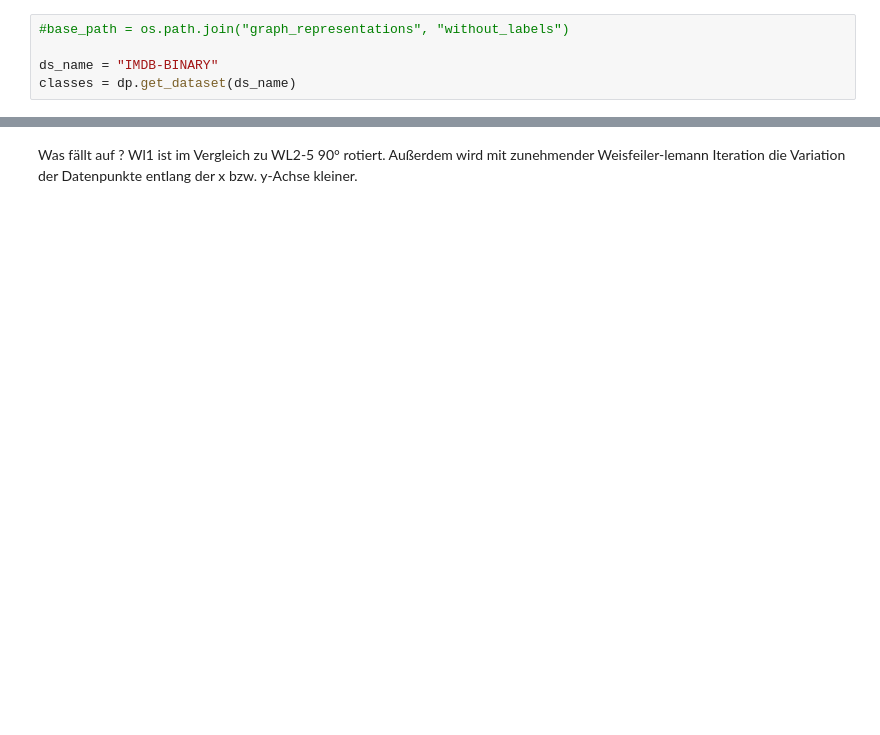
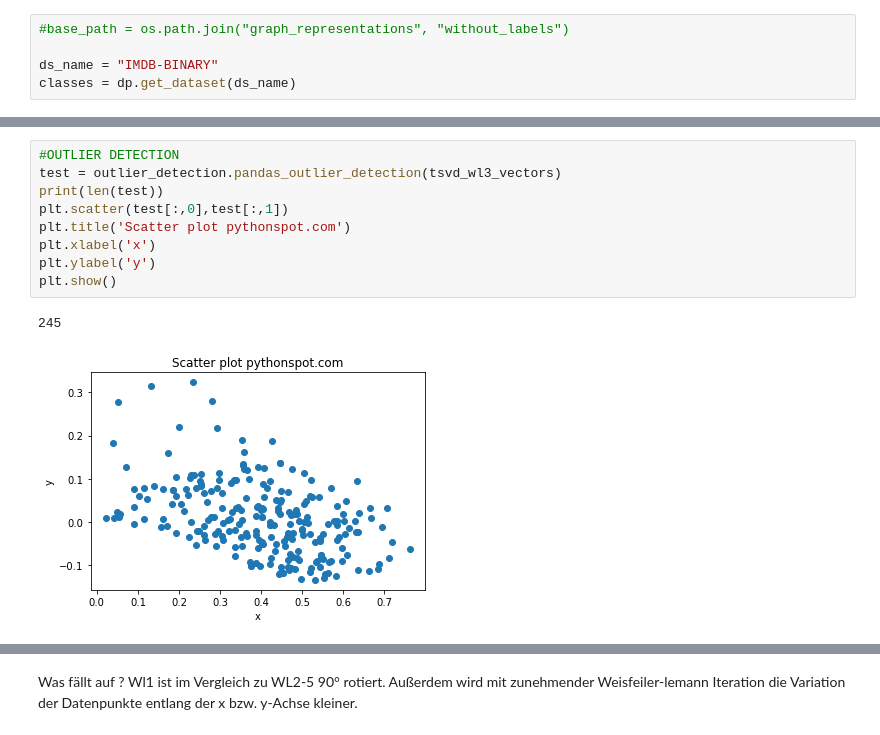
Before and after one commit to Niklas123456789/DM, a Jupyter notebook: tudataset/tud_benchmark/EDA.ipynb, the cells around one changed output, grey strips where cells are left out. Drawn from its saved outputs; the diff is of its cells as text; blank space fills up the shorter version.

Commit message:
added outlier_detection script

```diff
--- a/tudataset/tud_benchmark/EDA.ipynb
+++ b/tudataset/tud_benchmark/EDA.ipynb
@@ -27,3 +168,15 @@ classes = dp.get_dataset(ds_name)
+# %%
+#OUTLIER DETECTION
+test = outlier_detection.pandas_outlier_detection(tsvd_wl3_vectors)
+print(len(test))
+plt.scatter(test[:,0],test[:,1])
+plt.title('Scatter plot pythonspot.com')
+plt.xlabel('x')
+plt.ylabel('y')
+plt.show()
+# %% [output]
+245
+[figure, added]
 # %%
 for i in range(1,8):
     if(i==6):
```
Also changed, not shown: parts of 13 cells of this notebook, 4 other files.
